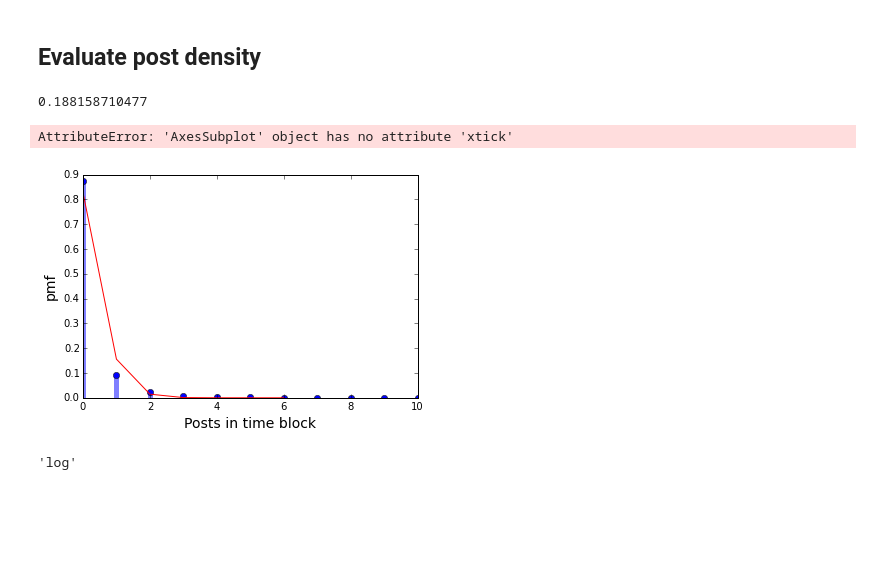
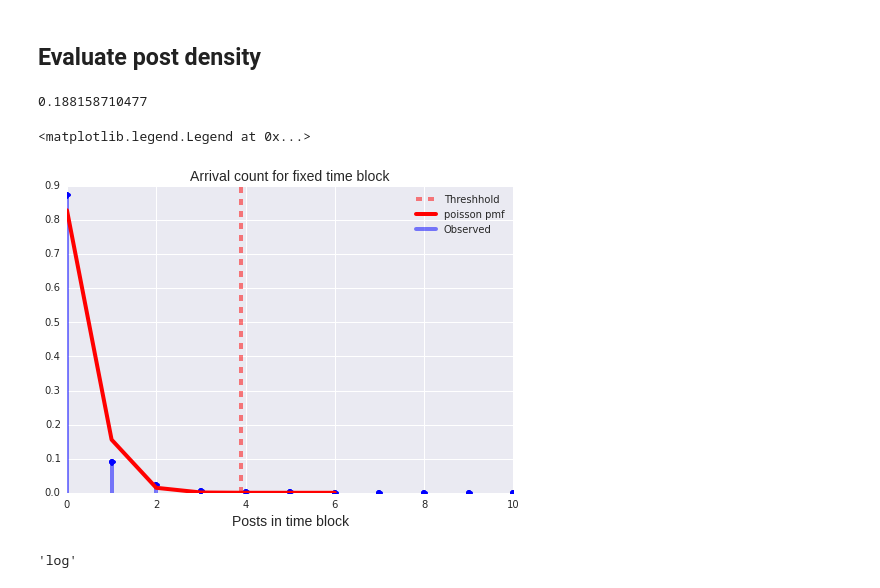
Before and after one commit to mdnip/InsightProject, a Jupyter notebook: San Francisco.ipynb, the cells around one changed output. Cells and saved outputs as stored; diff of their text form; code cells hidden in the pictures; blank space fills up the shorter version.

```diff
--- a/San Francisco.ipynb
+++ b/San Francisco.ipynb
@@ -63,7 +63,7 @@ sf_df = df[(df.lat <= filter_coord['ul_lat']) & (df.longitude <= filter_coord['u
 
 sf_df = sf_df.reset_index()
 # %%
-#sf_df = df
+sf_df = df
 
 Xtrain = np.vstack((sf_df.longitude, sf_df.lat)).T
 Xtrain *= np.pi/180
@@ -485,39 +508,43 @@ def plot_arrival_hist(time_bin):
     emp_dist = (dist_posts_per_time_period/dist_posts_per_time_period.sum()).values
     mu = dot(np.array(range(0,len(emp_dist))),emp_dist)
     print mu
 
     fig, ax = plt.subplots()
     ax.plot(range(0,len(emp_dist)), emp_dist, 'bo')
-    ax.vlines(range(0,len(emp_dist)), 0, emp_dist, 'b', lw=5, alpha=0.5)
+    ax.vlines(range(0,len(emp_dist)), 0, emp_dist, 'b', lw=4, alpha=0.5,label='Observed')
+
+    ax.plot([3.9,3.9],[0,.9], 'r--',lw = 4, alpha = 0.5, label = 'Threshhold')
 
     x = np.arange(poisson.ppf(0.01, mu),
                   poisson.ppf(0.999999999, mu))
-    ax.plot(x, poisson.pmf(x, mu), 'r-', ms=8, label='poisson pmf')
+    ax.plot(x, poisson.pmf(x, mu), 'r-', ms=8, lw = 4, label='poisson pmf')
     plt.yscale('linear')
     #ax.vlines(x, 0, poisson.pmf(x, mu), colors='r', lw=5, alpha=0.5)
 
     #plot(range(1,len(emp_dist)+1),emp_dist, 'b-')
 
 
 #plot_arrival_hist(0)
 #plot_arrival_hist(1)
 #plot_arrival_hist(2)
 #plot_arrival_hist(3)
 #plot_arrival_hist(4)
 plot_arrival_hist(5)
 #num_posts = posts_per_time_period.sum()
 
 plt.xlabel('Posts in time block', fontsize = 14)
-plt.ylabel('pmf', fontsize = 14)
-ax.xtick(range(0,1,.1), fontsize = 14)
+plt.ylabel('', fontsize = 14)
+plt.title('Arrival count for fixed time block', fontsize = 14)
+plt.legend()
+#ax.xtick(range(0,1,.1), fontsize = 14))
 
 #(posts_per_time_period/num_posts).plot(kind = 'bar')
 
 #temp_bin_no_spatial_outliers['num_posts_per_time_slot'].mean()
 # %% [output]
 0.188158710477
-AttributeError: 'AxesSubplot' object has no attribute 'xtick'
+<matplotlib.legend.Legend at 0x...>
-[figure, old version]
+[figure, new version]
 # %%
 plt.yscale
 # %% [output]
```
Also changed, not shown: parts of 8 cells of this notebook, 3 other files.
